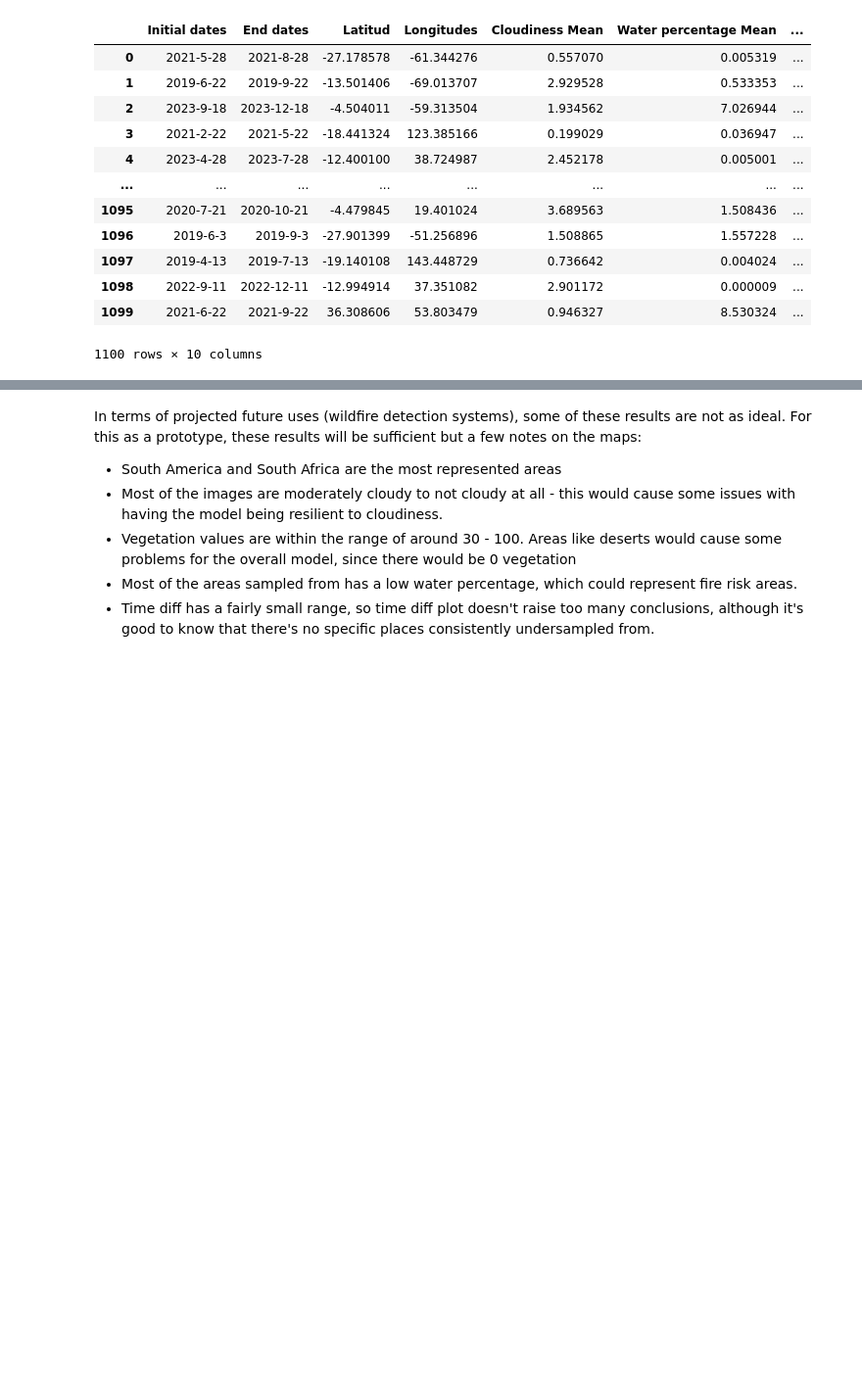
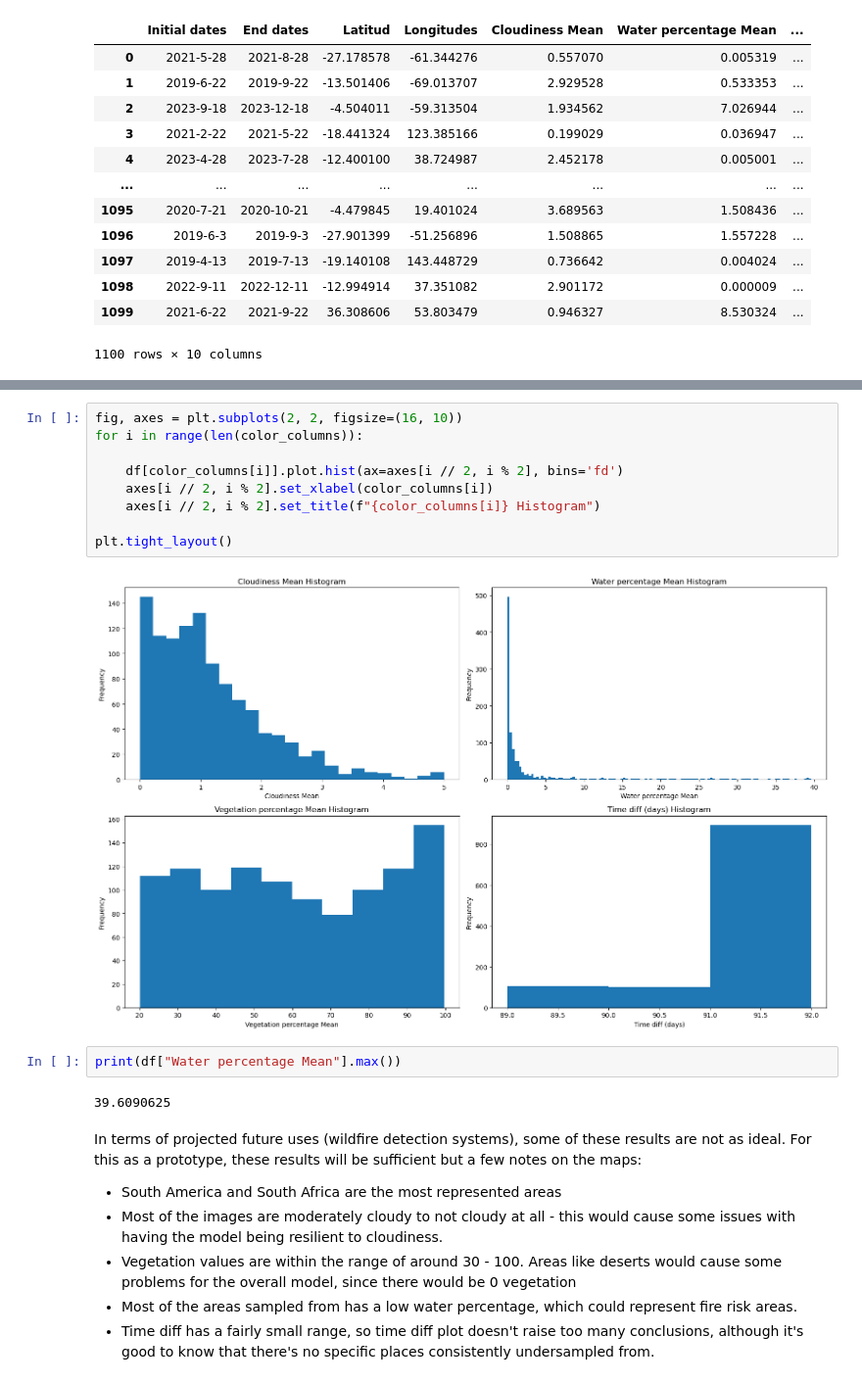
Before and after one commit to PrestonTGarcia/Terrafluence, a Jupyter notebook: Main.ipynb, the cells around one changed output, grey strips where cells are left out. Shown at 98% size. Saved outputs shown, nothing was run; the diff lists cells and outputs as text; blank space fills up the shorter version.

```diff
--- a/Main.ipynb
+++ b/Main.ipynb
@@ -286,3 +287,18 @@ plt.tight_layout()
+# %%
+fig, axes = plt.subplots(2, 2, figsize=(16, 10))
+for i in range(len(color_columns)):
+
+    df[color_columns[i]].plot.hist(ax=axes[i // 2, i % 2], bins='fd')
+    axes[i // 2, i % 2].set_xlabel(color_columns[i])
+    axes[i // 2, i % 2].set_title(f"{color_columns[i]} Histogram")
+
+plt.tight_layout()
+# %% [output]
+[figure, added]
+# %%
+print(df["Water percentage Mean"].max())
+# %% [output]
+39.6090625
 # %% [markdown]
 In terms of projected future uses (wildfire detection systems), some of these results are not as ideal. For this as a prototype, these results will be sufficient but a few notes on the maps:
 
```
Also changed, not shown: parts of 6 cells of this notebook.
